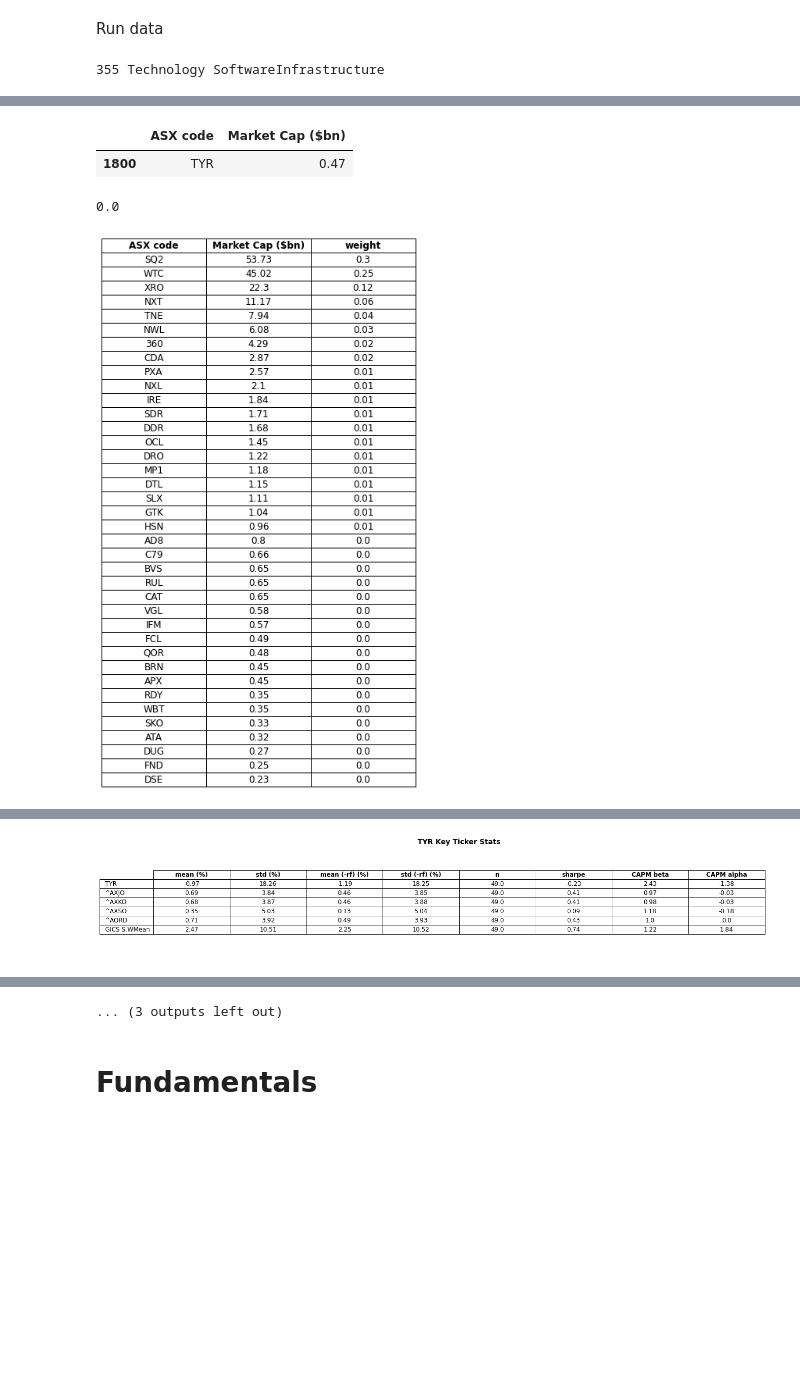
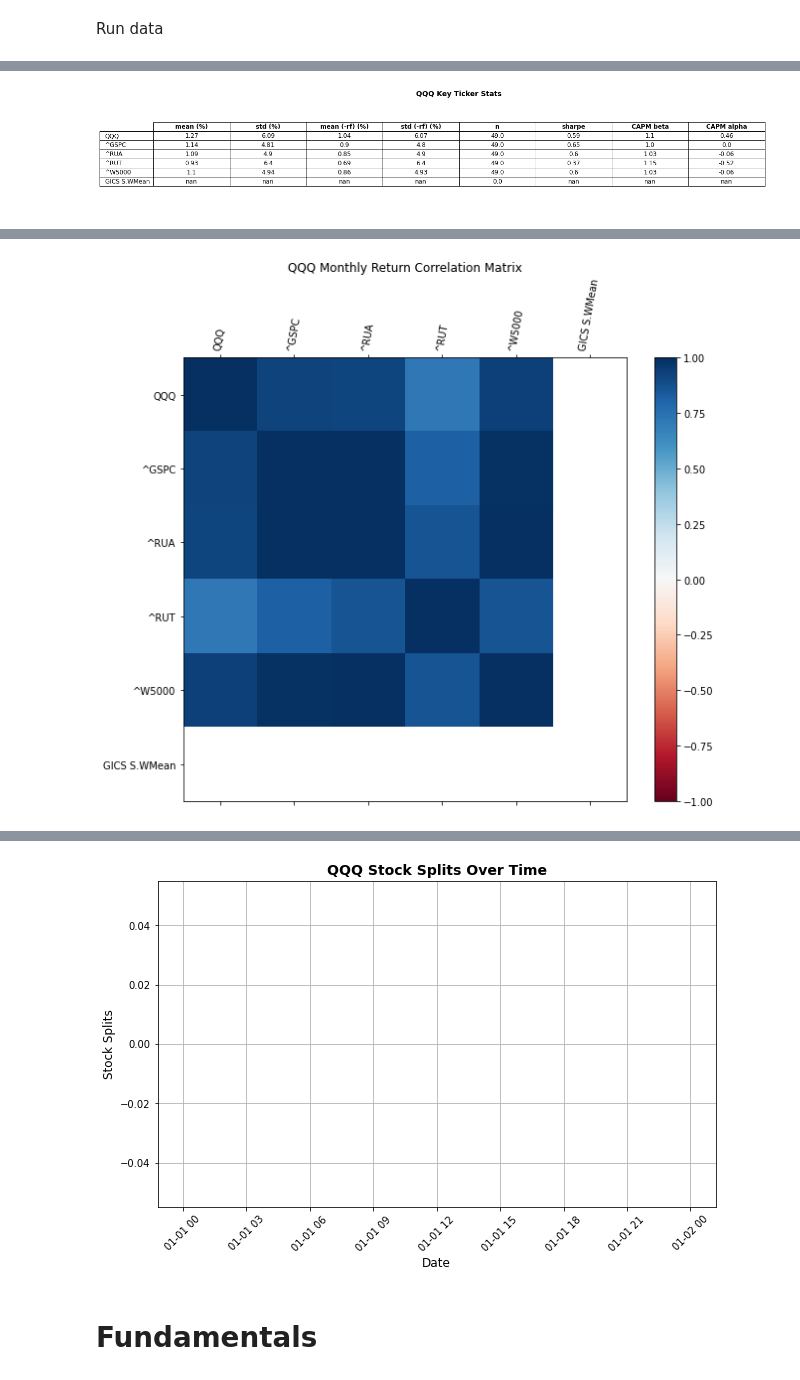
Before and after one commit to TGChenZP/HuangPu_EquityResearchPlatform, a Jupyter notebook: notebook/analysis.ipynb, the cells around one changed output, grey strips where cells are left out. Saved outputs shown, nothing was run; the diff lists cells and outputs as text; code cells hidden in the pictures; blank space fills up the shorter version.

```diff
--- a/notebook/analysis.ipynb
+++ b/notebook/analysis.ipynb
@@ -15,35 +17,36 @@ from utils.pdf import *
 # %%
-TICKER = 'TYR'
-COUNTRY = 'AU'
-first_end_of_quarter = '2020-06'
-last_end_of_quarter = '2024-06'
-historical_prices_dict = {}
+TICKER = 'QQQ'
+MARKET = 'US'
+first_end_of_quarter = '2020-09'
+last_end_of_quarter = '2024-09'
 # %% [markdown]
 ## Get data
 # %% [markdown]
 Run data
 # %%
 # read in data
-index_tickers_list = get_index_tickers_list(COUNTRY)
-interest_rate_df_dict = get_interest_rate(COUNTRY)
+index_tickers_list = get_index_tickers_list(MARKET)
+interest_rate_df_dict = get_interest_rate(MARKET)
 
 comparable_tickers = {'type': {}, 'list': []}
-if COUNTRY == 'AU':
+if MARKET == 'AU':
     asx_companies_directory_df = get_asx_companies_directory()
     asx_gics_df = get_asx_gics()
 
     # get same gics tickers
-    market_value_rank = get_market_value_rank(
-        TICKER, asx_gics_df)
     AU_top_list_dict = get_top_ASX_companies_list(asx_companies_directory_df)
     ASX_ticker_gics_dict = get_ASX_ticker_gics(TICKER, asx_gics_df)
     same_gics_ASX_tickers_dict = get_same_gics_ASX_tickers(asx_gics_df,
                                                            ASX_ticker_gics_dict, AU_top_list_dict)
+
     comparable_ASX_tickers_dict = get_comparable_ASX_tickers(
         TICKER, same_gics_ASX_tickers_dict)
-
-    print(market_value_rank,
-          ASX_ticker_gics_dict['Sector'], ASX_ticker_gics_dict['Industry'])
+    if ASX_ticker_gics_dict['Sector'] is not 'Unknown':
+        market_value_rank = get_market_value_rank(
+            TICKER, asx_gics_df)
+        print(market_value_rank,)
+    print(
+        ASX_ticker_gics_dict['Sector'], ASX_ticker_gics_dict['Industry'])
 
     same_industry_ASX_tickers_mcap_df = get_same_gics_ASX_MCap_weights(TICKER,
                                                                        asx_companies_directory_df, comparable_ASX_tickers_dict)
@@ -67,9 +70,9 @@ if COUNTRY == 'AU':
 
 # get historic prices
 analysis_needed_ticker_list = get_analysis_needed_ticker_list(
-    TICKER, index_tickers_list, comparable_ASX_tickers_dict if COUNTRY == 'AU' else comparable_tickers)
+    TICKER, index_tickers_list, comparable_ASX_tickers_dict if MARKET == 'AU' else comparable_tickers)
 historical_prices_dict = get_historical_prices_for_interested_list(
-    analysis_needed_ticker_list, index_tickers_list, historical_prices_dict, COUNTRY)
+    analysis_needed_ticker_list, index_tickers_list, historical_prices_dict, MARKET)
 
 # get historical returns
 monthly_returns_df_dict = {}
@@ -89,20 +92,20 @@ for ticker, price_df in historical_prices_dict.items():
 
 # get GICS industry weighted returns
 monthly_returns_df_dict = get_gics_industry_weighted_mean(
-    monthly_returns_df_dict, TICKER, analysis_needed_ticker_list, same_gics_industry_weight_dict if COUNTRY == 'AU' else None,
-    index_tickers_list, 'M', comparable_tickers=comparable_ASX_tickers_dict if COUNTRY == 'AU' else comparable_tickers)
+    monthly_returns_df_dict, TICKER, analysis_needed_ticker_list, same_gics_industry_weight_dict if MARKET == 'AU' else None,
+    index_tickers_list, 'M', comparable_tickers=comparable_ASX_tickers_dict if MARKET == 'AU' else comparable_tickers)
 quarterly_returns_df_dict = get_gics_industry_weighted_mean(
-    quarterly_returns_df_dict, TICKER, analysis_needed_ticker_list, same_gics_industry_weight_dict if COUNTRY == 'AU' else None,
-    index_tickers_list, 'Q', comparable_tickers=comparable_ASX_tickers_dict if COUNTRY == 'AU' else comparable_tickers)
+    quarterly_returns_df_dict, TICKER, analysis_needed_ticker_list, same_gics_industry_weight_dict if MARKET == 'AU' else None,
+    index_tickers_list, 'Q', comparable_tickers=comparable_ASX_tickers_dict if MARKET == 'AU' else comparable_tickers)
 yearly_returns_df_dict = get_gics_industry_weighted_mean(
-    yearly_returns_df_dict, TICKER, analysis_needed_ticker_list, same_gics_industry_weight_dict if COUNTRY == 'AU' else None,
-    index_tickers_list, 'Y', comparable_tickers=comparable_ASX_tickers_dict if COUNTRY == 'AU' else comparable_tickers)
+    yearly_returns_df_dict, TICKER, analysis_needed_ticker_list, same_gics_industry_weight_dict if MARKET == 'AU' else None,
+    index_tickers_list, 'Y', comparable_tickers=comparable_ASX_tickers_dict if MARKET == 'AU' else comparable_tickers)
 
 # get stats based on returns
 stats_df = get_monthly_stats_for_all_tickers(
-    monthly_returns_df_dict, comparable_ASX_tickers_dict if COUNTRY == 'AU' else comparable_tickers, index_tickers_list, same_industry_ASX_tickers_mcap_df if TICKER == 'AU' else None, TICKER, first_end_of_quarter, last_end_of_quarter, COUNTRY)
+    monthly_returns_df_dict, comparable_ASX_tickers_dict if MARKET == 'AU' else comparable_tickers, index_tickers_list, same_industry_ASX_tickers_mcap_df if TICKER == 'AU' else None, TICKER, first_end_of_quarter, last_end_of_quarter, MARKET)
 plot_key_ticker_stats_table(
-    stats_df, TICKER, comparable_ASX_tickers_dict if COUNTRY == 'AU' else comparable_tickers, index_tickers_list)
+    stats_df, TICKER, comparable_ASX_tickers_dict if MARKET == 'AU' else comparable_tickers, index_tickers_list)
 
 # correlation chart
 correlation_df, period_of_interest_return_df = historical_corr(
@@ -117,7 +120,7 @@ plot_returns(**{'monthly_returns_df_dict': monthly_returns_df_dict,
                 'first_end_of_quarter': first_end_of_quarter,
                 'last_end_of_quarter': last_end_of_quarter})
 
-if COUNTRY == 'AU' and len(comparable_ASX_tickers_dict['list']) > 0:
+if MARKET == 'AU' and len(comparable_ASX_tickers_dict['list']) > 0:
     plot_returns(**{'monthly_returns_df_dict': monthly_returns_df_dict,
                     'quarterly_returns_df_dict': quarterly_returns_df_dict,
                     'yearly_returns_df_dict': yearly_returns_df_dict,
@@ -128,7 +131,7 @@ if COUNTRY == 'AU' and len(comparable_ASX_tickers_dict['list']) > 0:
 
 plot_returns(**{'monthly_returns_df_dict': monthly_returns_df_dict,
                 'quarterly_returns_df_dict': quarterly_returns_df_dict,
-                'yearly_returns_df_dict': yearly_returns_df_dict, 'ticker': '^AORD' if COUNTRY == 'AU' else '^GSPC',
+                'yearly_returns_df_dict': yearly_returns_df_dict, 'ticker': '^AORD' if MARKET == 'AU' else '^GSPC' if MARKET == 'US' else '^HSI' if MARKET == 'HK' else '000300.SS' if MARKET == 'CN' else None,
                 'first_end_of_quarter': first_end_of_quarter,
                 'last_end_of_quarter': last_end_of_quarter})
 
@@ -137,7 +140,7 @@ plot_returns_comparative(**{'monthly_returns_df_dict': monthly_returns_df_dict,
                             'yearly_returns_df_dict': yearly_returns_df_dict, 'TICKER': TICKER,
                             'first_end_of_quarter': first_end_of_quarter,
                             'last_end_of_quarter': last_end_of_quarter,
-                            'comparable_tickers': comparable_ASX_tickers_dict if COUNTRY == 'AU' else comparable_tickers, 'country': COUNTRY}
+                            'comparable_tickers': comparable_ASX_tickers_dict if MARKET == 'AU' else comparable_tickers, 'market': MARKET}
                          )
 
 # price movement
@@ -145,12 +148,11 @@ plot_close_price_with_dollar_lines(TICKER, historical_prices_dict)
 
 # dividends
 historical_dividends = get_historical_dividends(
-    TICKER, historical_prices_dict, COUNTRY)
-plot_dividends(TICKER, historical_dividends, historical_prices_dict, COUNTRY)
+    TICKER, historical_prices_dict, MARKET)
+plot_dividends(TICKER, historical_dividends, historical_prices_dict, MARKET)
 
 # historical splits
 historical_splits = get_historical_splits(
-    TICKER, historical_prices_dict, COUNTRY)
-plot_splits_over_time(TICKER, historical_prices_dict, COUNTRY)
+    TICKER, historical_prices_dict, MARKET)
+plot_splits_over_time(TICKER, historical_prices_dict, MARKET)
 # %% [output]
-355 Technology SoftwareInfrastructure
@@ -174,4 +159 @@ plot_splits_over_time(TICKER, historical_prices_dict, COUNTRY)
-|  | ASX code | Market Cap ($bn) |
-| 1800 | TYR | 0.47 |
-0.0
-[figure, old version]
+[figure, new version]
@@ -197 +160 @@ $SQ2.AX: possibly delisted; no price data found  (1d 2021-01-01 -> 2021-12-31) (
-[figure, old version]
+[figure, new version]
@@ -203,4 +166,4 @@ $SQ2.AX: possibly delisted; no price data found  (1d 2021-01-01 -> 2021-12-31) (
-... (3 outputs left out)
+[figure, added]
 # %% [markdown]
 # Fundamentals
 # %%
```
Also changed, not shown: parts of 5 cells of this notebook, 5 other files.
